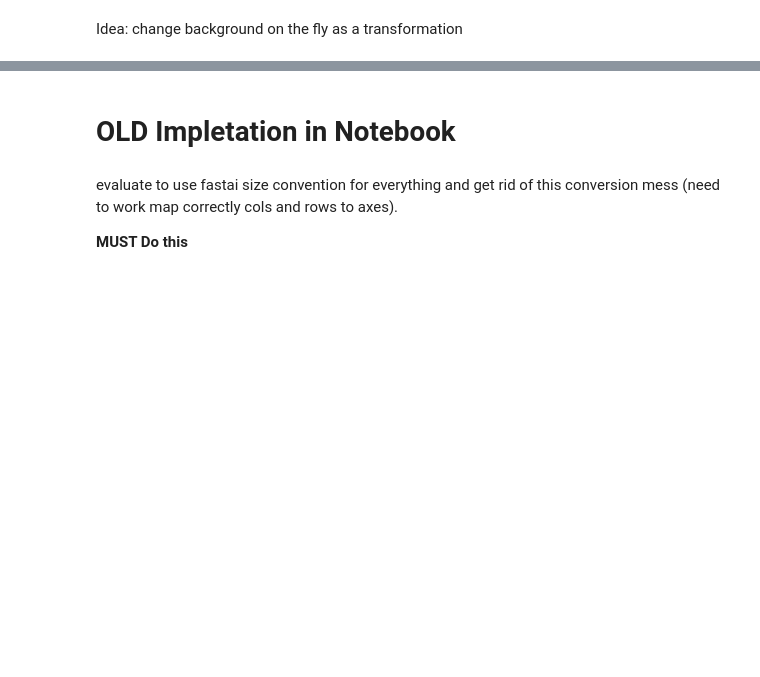
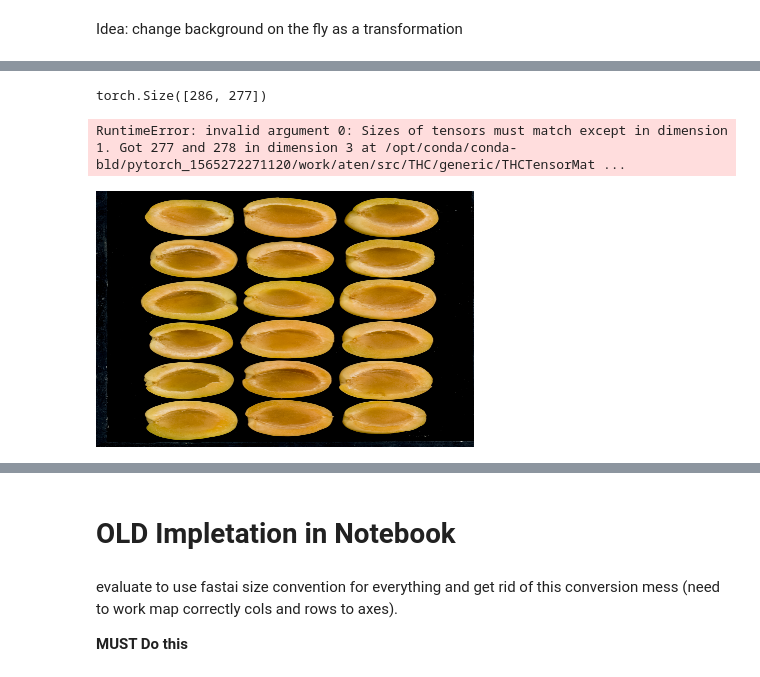
Before and after one commit to mone27/fruit-detection, a Jupyter notebook: segmentation_tiled.ipynb, the cells around one changed output, grey strips where cells are left out. Saved outputs shown, nothing was run; the diff lists cells and outputs as text; code cells hidden in the pictures; blank space fills up the shorter version.

```diff
--- a/segmentation_tiled.ipynb
+++ b/segmentation_tiled.ipynb
@@ -56,0 +151,4 @@ segm.learn.recorder.plot_losses()
+# %%
+t2.data.train_ds[50][0].size
+# %% [output]
+torch.Size([286, 277])
@@ -56,0 +161,8 @@ segm.learn.recorder.plot_losses()
+# %%
+t2.learn.predict(open_image(path_img/"albicocche1.png").resize((1,500,500)))[0]
+# %% [output]
+RuntimeError: invalid argument 0: Sizes of tensors must match except in dimension 1. Got 277 and 278 in dimension 3 at /opt/conda/conda-bld/pytorch_1565272271120/work/aten/src/THC/generic/THCTensorMat ...
+# %%
+img1 = open_image(path_img/"albicocche1.png").resize((1,256,378)); img1
+# %% [output]
+[figure, added]
```
Also changed, not shown: parts of 40 cells of this notebook.
